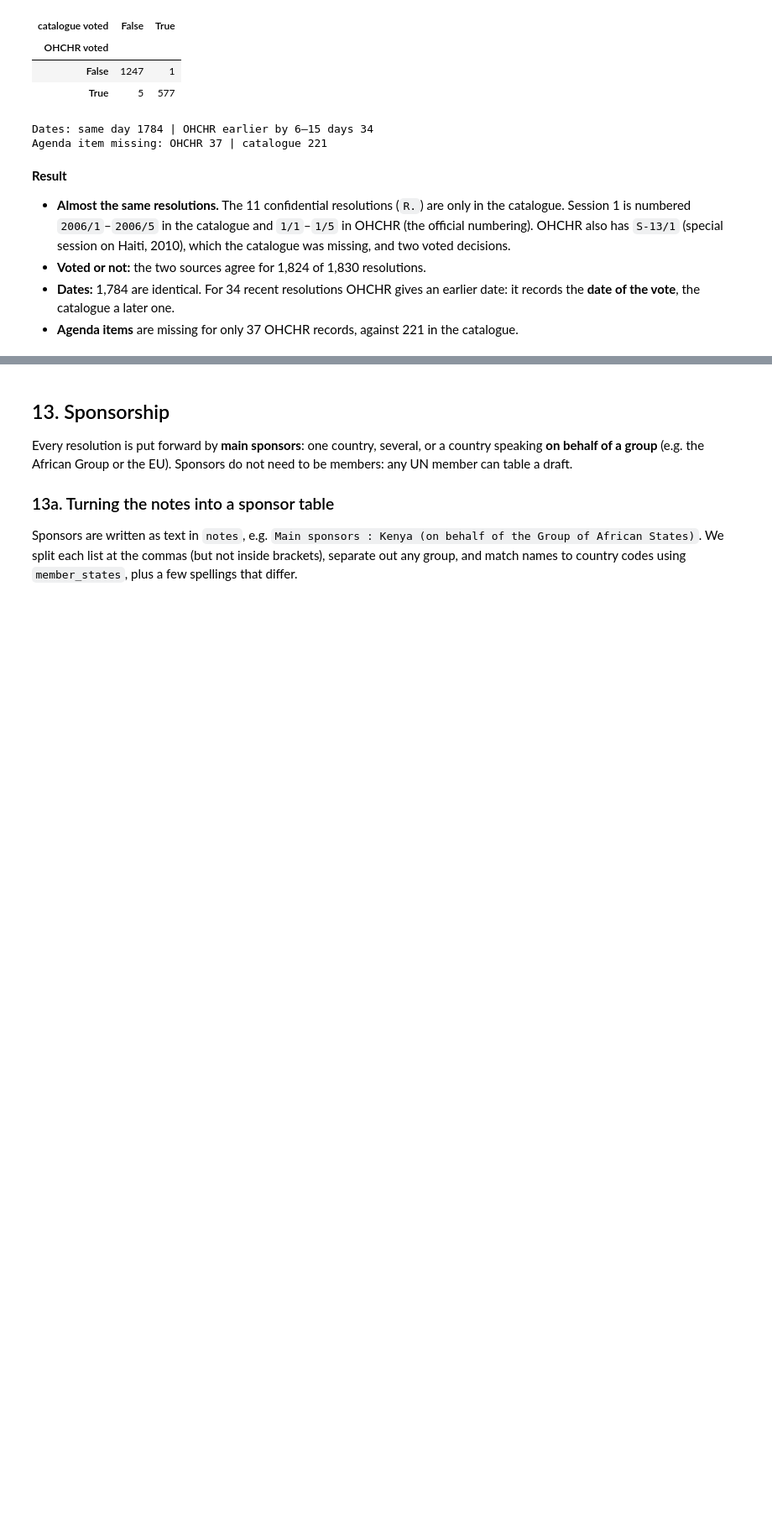
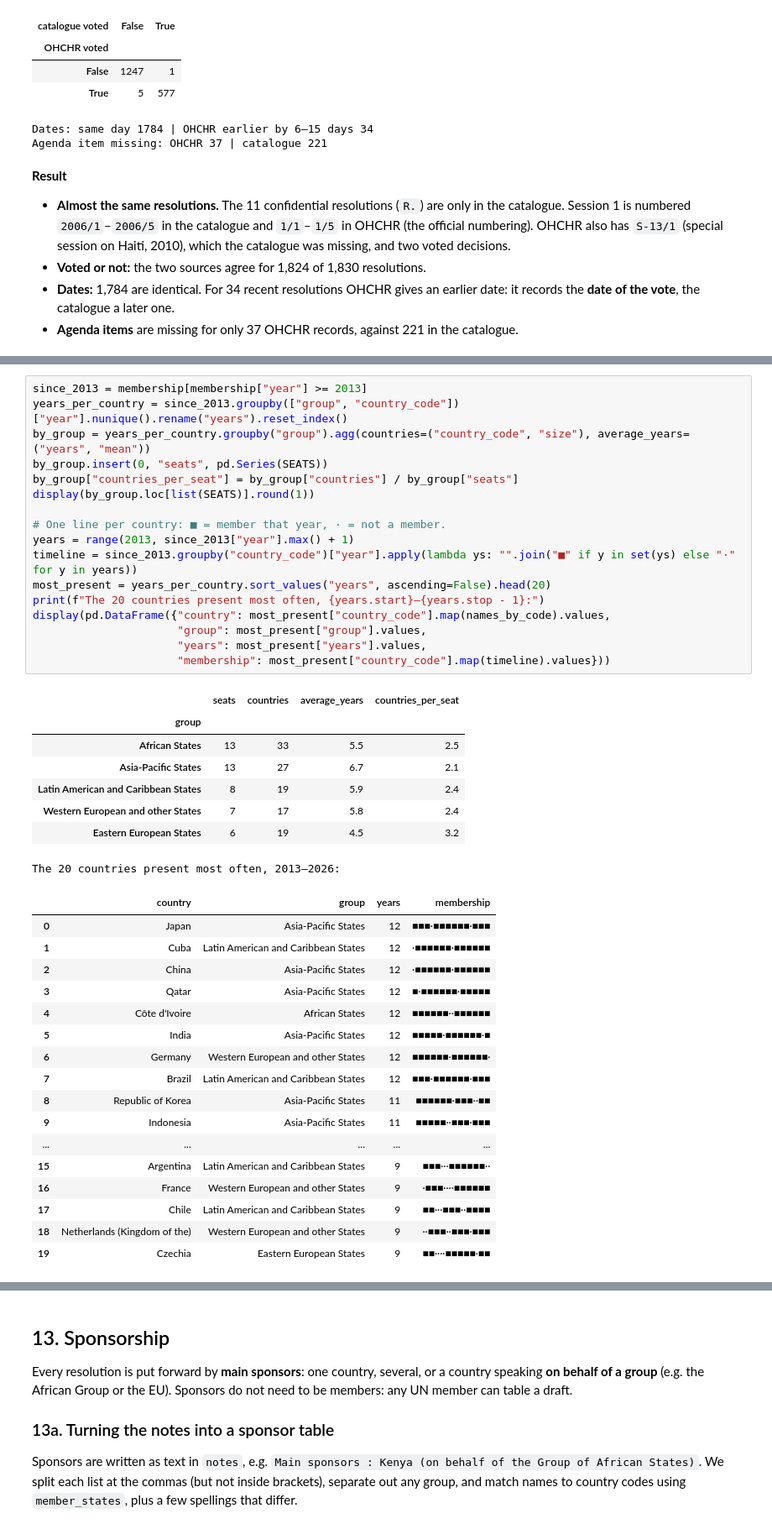
Before and after one commit to unst-ethz/policy-pulse, a Jupyter notebook: notebooks/teju/hrc_exploration.ipynb, the cells around one changed output, grey strips where cells are left out. Shown at 84% size. Saved outputs shown, nothing was run; the diff lists cells and outputs as text; blank space fills up the shorter version.

```diff
--- a/notebooks/teju/hrc_exploration.ipynb
+++ b/notebooks/teju/hrc_exploration.ipynb
@@ -1293,0 +1397,43 @@ Most often abstaining:
+# %%
+since_2013 = membership[membership["year"] >= 2013]
+years_per_country = since_2013.groupby(["group", "country_code"])["year"].nunique().rename("years").reset_index()
+by_group = years_per_country.groupby("group").agg(countries=("country_code", "size"), average_years=("years", "mean"))
+by_group.insert(0, "seats", pd.Series(SEATS))
+by_group["countries_per_seat"] = by_group["countries"] / by_group["seats"]
+display(by_group.loc[list(SEATS)].round(1))
+
+# One line per country: ■ = member that year, · = not a member.
+years = range(2013, since_2013["year"].max() + 1)
+timeline = since_2013.groupby("country_code")["year"].apply(lambda ys: "".join("■" if y in set(ys) else "·" for y in years))
+most_present = years_per_country.sort_values("years", ascending=False).head(20)
+print(f"The 20 countries present most often, {years.start}–{years.stop - 1}:")
+display(pd.DataFrame({"country": most_present["country_code"].map(names_by_code).values,
+                      "group": most_present["group"].values,
+                      "years": most_present["years"].values,
+                      "membership": most_present["country_code"].map(timeline).values}))
+# %% [output]
+|  | seats | countries | average_years | countries_per_seat |
+| group |  |  |  |  |
+| African States | 13 | 33 | 5.5 | 2.5 |
+| Asia-Pacific States | 13 | 27 | 6.7 | 2.1 |
+| Latin American and Caribbean States | 8 | 19 | 5.9 | 2.4 |
+| Western European and other States | 7 | 17 | 5.8 | 2.4 |
+| Eastern European States | 6 | 19 | 4.5 | 3.2 |
+The 20 countries present most often, 2013–2026:
+|  | country | group | years | membership |
+| 0 | Japan | Asia-Pacific States | 12 | ■■■·■■■■■■·■■■ |
+| 1 | Cuba | Latin American and Caribbean States | 12 | ·■■■■■■·■■■■■■ |
+| 2 | China | Asia-Pacific States | 12 | ·■■■■■■·■■■■■■ |
+| 3 | Qatar | Asia-Pacific States | 12 | ■·■■■■■■·■■■■■ |
+| 4 | Côte d'Ivoire | African States | 12 | ■■■■■■··■■■■■■ |
+| 5 | India | Asia-Pacific States | 12 | ■■■■■·■■■■■■·■ |
+| 6 | Germany | Western European and other States | 12 | ■■■■■■·■■■■■■· |
+| 7 | Brazil | Latin American and Caribbean States | 12 | ■■■·■■■■■■·■■■ |
+| 8 | Republic of Korea | Asia-Pacific States | 11 | ■■■■■■·■■■··■■ |
+| 9 | Indonesia | Asia-Pacific States | 11 | ■■■■■··■■■·■■■ |
+| ... | ... | ... | ... | ... |
+| 15 | Argentina | Latin American and Caribbean States | 9 | ■■■···■■■■■■·· |
+| 16 | France | Western European and other States | 9 | ·■■■····■■■■■■ |
+| 17 | Chile | Latin American and Caribbean States | 9 | ■■···■■■··■■■■ |
+| 18 | Netherlands (Kingdom of the) | Western European and other States | 9 | ··■■■··■■■·■■■ |
+| 19 | Czechia | Eastern European States | 9 | ■■····■■■■■·■■ |
```
Also changed, not shown: parts of 19 cells of this notebook.
